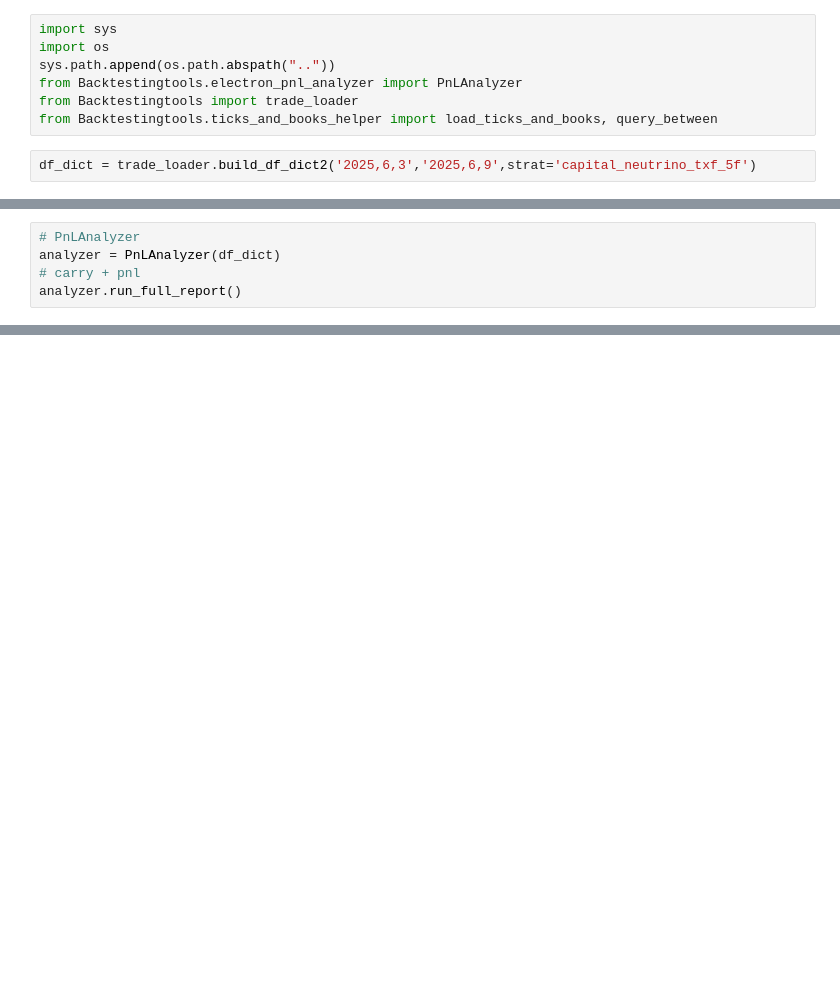
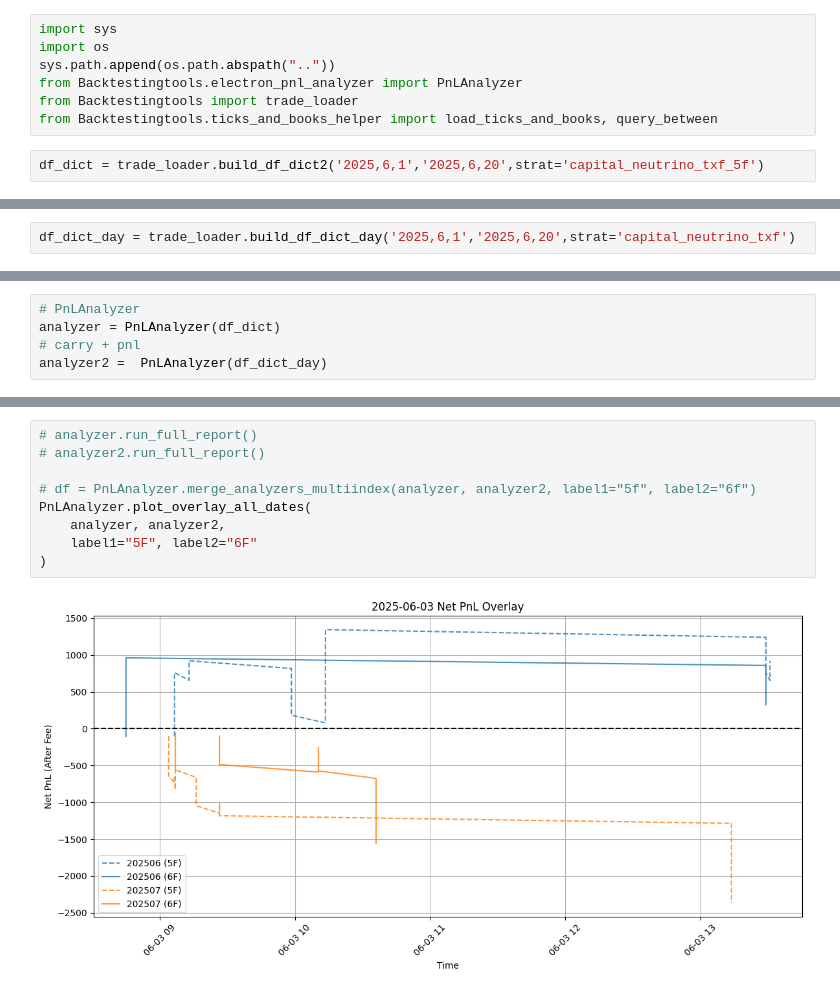
Before and after one commit to yuyu8815/TMF_electron_backtest, a Jupyter notebook: electron_backtest/notebooks/electron_backtest_system_fee_v6.ipynb, the cells around one changed output, grey strips where cells are left out. Cells and saved outputs as stored; diff of their text form; blank space fills up the shorter version.

```diff
--- a/electron_backtest/notebooks/electron_backtest_system_fee_v6.ipynb
+++ b/electron_backtest/notebooks/electron_backtest_system_fee_v6.ipynb
@@ -6,5 +6,5 @@ from Backtestingtools.electron_pnl_analyzer import PnLAnalyzer
 from Backtestingtools import trade_loader
 from Backtestingtools.ticks_and_books_helper import load_ticks_and_books, query_between
 # %%
-df_dict = trade_loader.build_df_dict2('2025,6,3','2025,6,9',strat='capital_neutrino_txf_5f')
+df_dict = trade_loader.build_df_dict2('2025,6,1','2025,6,20',strat='capital_neutrino_txf_5f')
 # %% [output]
@@ -12,0 +17,2 @@ No data for 2025-06-08
+# %%
+df_dict_day = trade_loader.build_df_dict_day('2025,6,1','2025,6,20',strat='capital_neutrino_txf')
@@ -14,4 +27,4 @@ No data for 2025-06-08
 # PnLAnalyzer
 analyzer = PnLAnalyzer(df_dict)
 # carry + pnl
-analyzer.run_full_report()
+analyzer2 =  PnLAnalyzer(df_dict_day)
@@ -135,0 +31,11 @@ top 5 days loss：
+# %%
+# analyzer.run_full_report()
+# analyzer2.run_full_report()
+
+# df = PnLAnalyzer.merge_analyzers_multiindex(analyzer, analyzer2, label1="5f", label2="6f")
+PnLAnalyzer.plot_overlay_all_dates(
+    analyzer, analyzer2,
+    label1="5F", label2="6F"
+)
+# %% [output]
+[figure, added]
```
Also changed, not shown: parts of 7 cells of this notebook, 1 other file.
